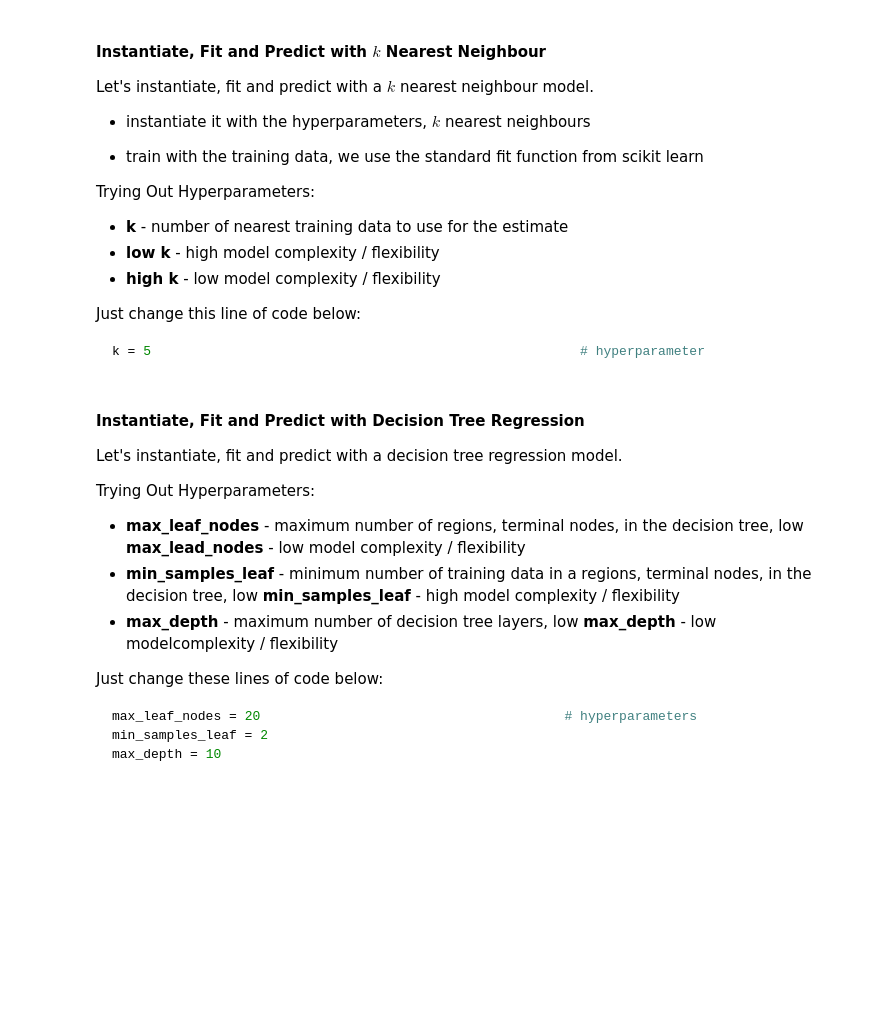
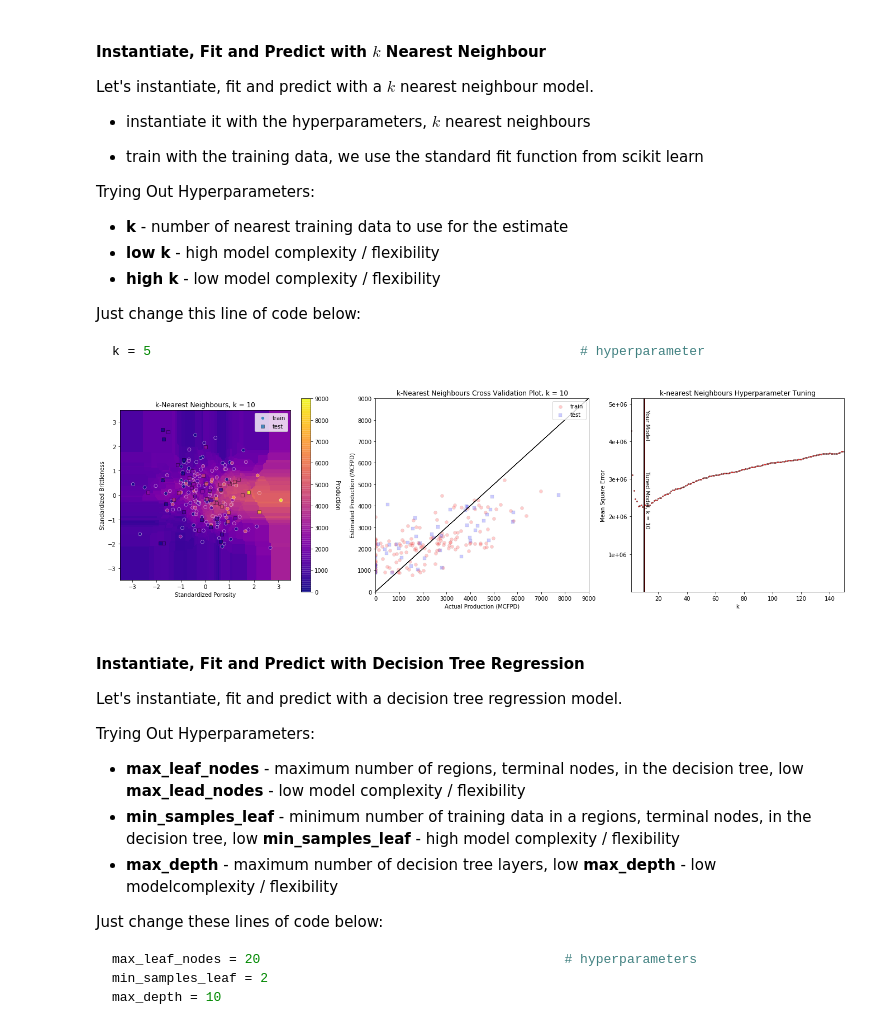
Before and after one commit to GeostatsGuy/PythonNumericalDemos, a Jupyter notebook: SubsurfaceDataAnalytics_MultipleModels.ipynb, the cells around one changed output. Saved outputs shown, nothing was run; the diff lists cells and outputs as text; code cells hidden in the pictures; blank space fills up the shorter version.

```diff
--- a/SubsurfaceDataAnalytics_MultipleModels.ipynb
+++ b/SubsurfaceDataAnalytics_MultipleModels.ipynb
@@ -430,23 +461,25 @@ k = 5                                                       # hyperparameter
 # %%
 from sklearn.neighbors import KNeighborsRegressor
 
-k = 4                                                      # hyperparameter
+k = 10                                                      # hyperparameter
 k_min = 1; k_max=150; nk = 80
 
 neigh_model = KNeighborsRegressor(weights = 'uniform', n_neighbors=k, p = 1) # instantiate the prediction model
 neigh_model.fit(X_train,y_train)                            # train the model with the training data
 
 plt.subplot(131)
 visualize_model(neigh_model,X_train.iloc[:,0],X_test.iloc[:,0],-3.5,3.5,X_train.iloc[:,1],X_test.iloc[:,1],-3.5,3.5,y_train.iloc[:,0],y_test.iloc[:,0],prodmin,prodmax,'k-Nearest Neighbours, k = ' + str(k))
 
 plt.subplot(132)
 check_model(neigh_model,X_train.iloc[:,0],X_test.iloc[:,0],X_train.iloc[:,1],X_test.iloc[:,1],y_train.iloc[:,0],y_test.iloc[:,0],prodmin,prodmax,'k-Nearest Neighbours Cross Validation Plot, k = ' + str(k))
 
 plt.subplot(133)
 tune_model(neigh_model,X,y,'n_neighbors',k_min,k_max,nk,k,False,True,'k-nearest Neighbours Hyperparameter Tuning','k')
 
 plt.subplots_adjust(left=0.0, bottom=0.0, right=3.0, top=1.2, wspace=0.2, hspace=0.5)
 plt.show()
+# %% [output]
+[figure, added]
 # %% [markdown]
 #### Instantiate, Fit and Predict with Decision Tree Regression
 
```
Also changed, not shown: parts of 11 cells of this notebook.
